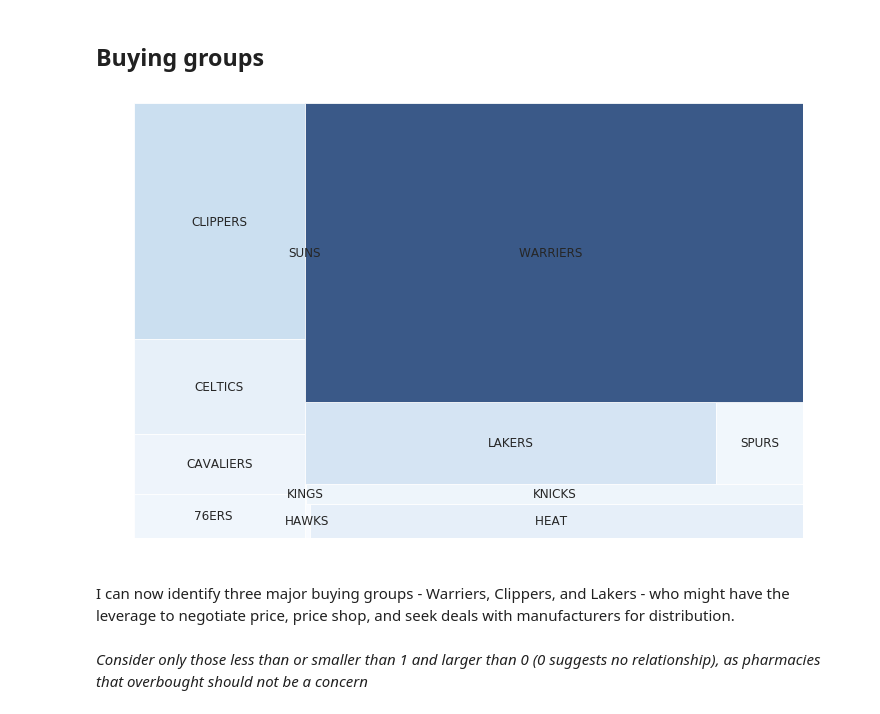
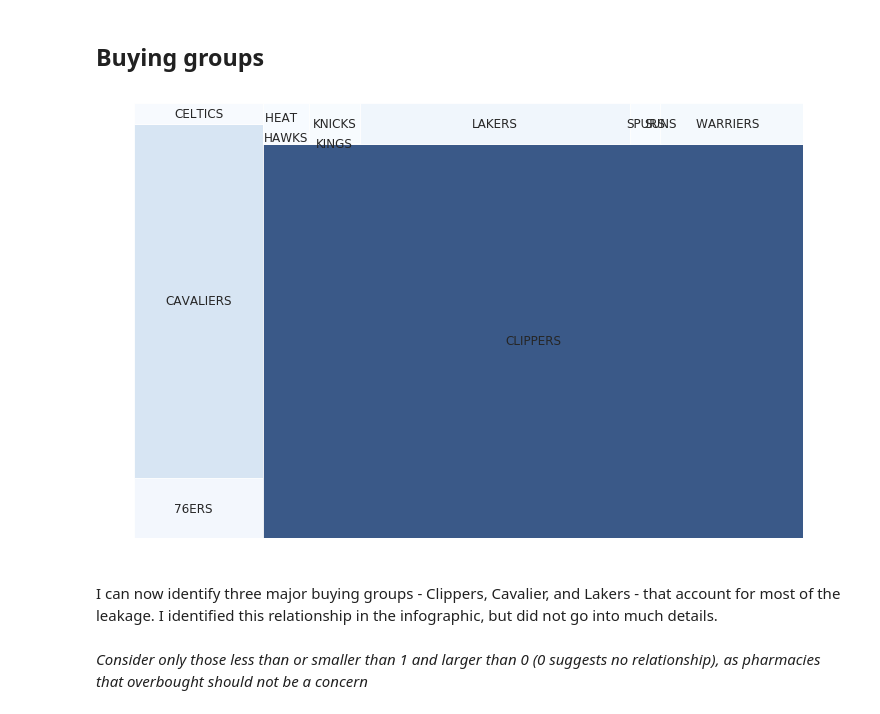
Before and after one commit to LinhHoang8997/AmerisourceBergen---Analytics-Challenge, a Jupyter notebook: notebooks/ABDC - Analytics Challenge - Revisited.ipynb, the cells around one changed output. Cells and saved outputs as stored; diff of their text form; code cells hidden in the pictures.

Commit message:
Edited visualization
Tweaked visualization to properly show the amount leakage by pharmacies and buying groups.

```diff
--- a/notebooks/ABDC - Analytics Challenge - Revisited.ipynb
+++ b/notebooks/ABDC - Analytics Challenge - Revisited.ipynb
@@ -402,28 +423,30 @@ Leakage is not too serious in most pharmacies, with 75% leaking less than 25%.
 ## Buying groups
 # %%
 data_byGroup = data.groupby("BUY_GRP_NAM").sum().reset_index()
+# %%
+data_byGroup = getLeakDol(data_byGroup)
 # %%
 import squarify
 import matplotlib
 
 # Remove the zero sales pharmacy to actually plot this thing
 toplot2 = data_byGroup[data_byGroup['sales_26w']>0]
 
 # create a color palette, mapped to my values
 cmap = matplotlib.cm.Blues
-mini=min(toplot2['sales_26w'])
-maxi=max(toplot2['sales_26w'])
+mini=min(toplot2['leak_dol_26w'])
+maxi=max(toplot2['leak_dol_26w'])
 norm = matplotlib.colors.Normalize(vmin=mini, vmax=maxi)
-colors = [cmap(norm(value)) for value in toplot2['sales_26w']]
+colors = [cmap(norm(value)) for value in toplot2['leak_dol_26w']]
 
 # plot the treemap
-squarify.plot(sizes=toplot2['sales_26w'], label=toplot2['BUY_GRP_NAM'], alpha=.8, color=colors)
+squarify.plot(sizes=toplot2['leak_dol_26w'], label=toplot2['BUY_GRP_NAM'], alpha=.8, color=colors)
 plt.axis('off')
 plt.show()
 # %% [output]
-[figure, old version]
+[figure, new version]
-# %% [markdown]
-I can now identify three major buying groups - Warriers, Clippers, and Lakers - who might have the leverage to negotiate price, price shop, and seek deals with manufacturers for distribution.
+# %% [markdown]
+I can now identify three major buying groups - Clippers, Cavalier, and Lakers - that account for most of the leakage. I identified this relationship in the infographic, but did not go into much details.
 # %% [markdown]
 *Consider only those less than or smaller than 1 and larger than 0 (0 suggests no relationship), as pharmacies that overbought should not be a concern*
 # %% [markdown]
```
Also changed, not shown: parts of 26 cells of this notebook, 1 other file.
